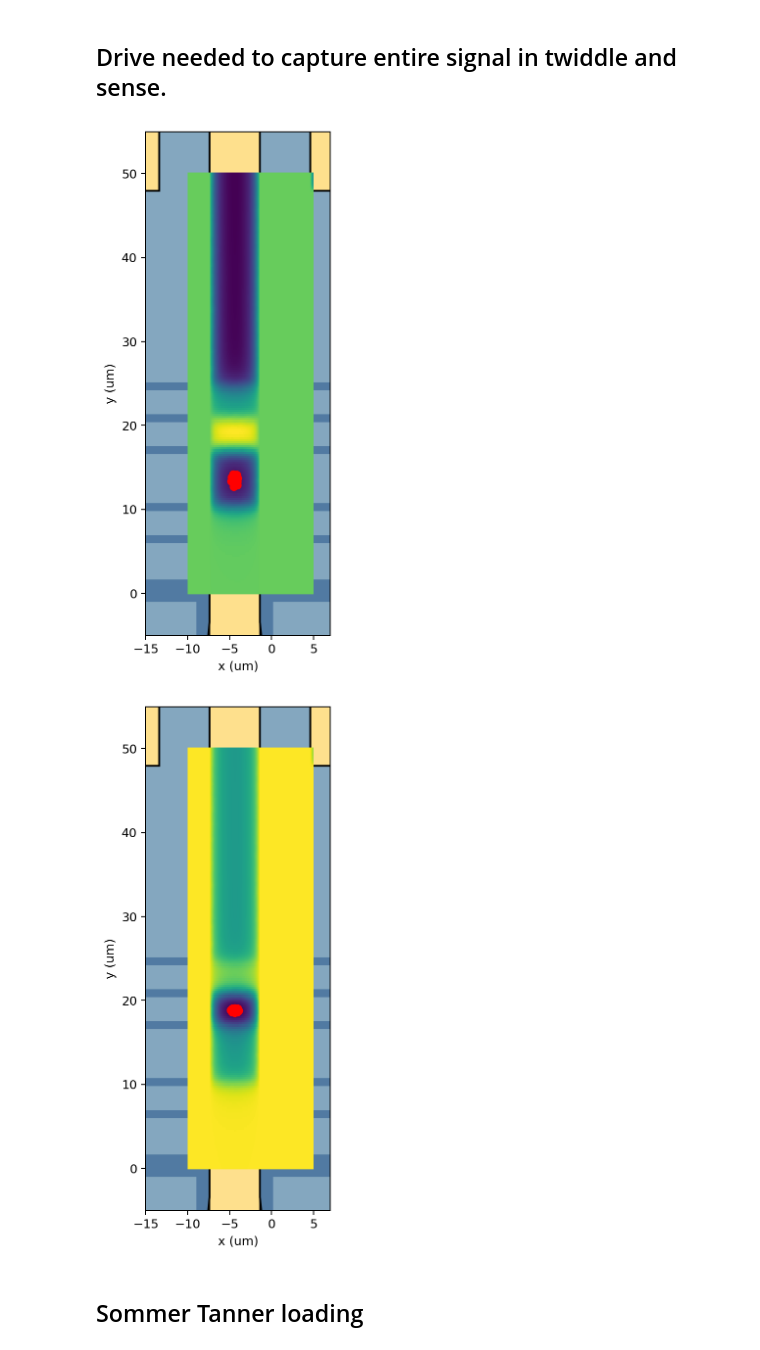
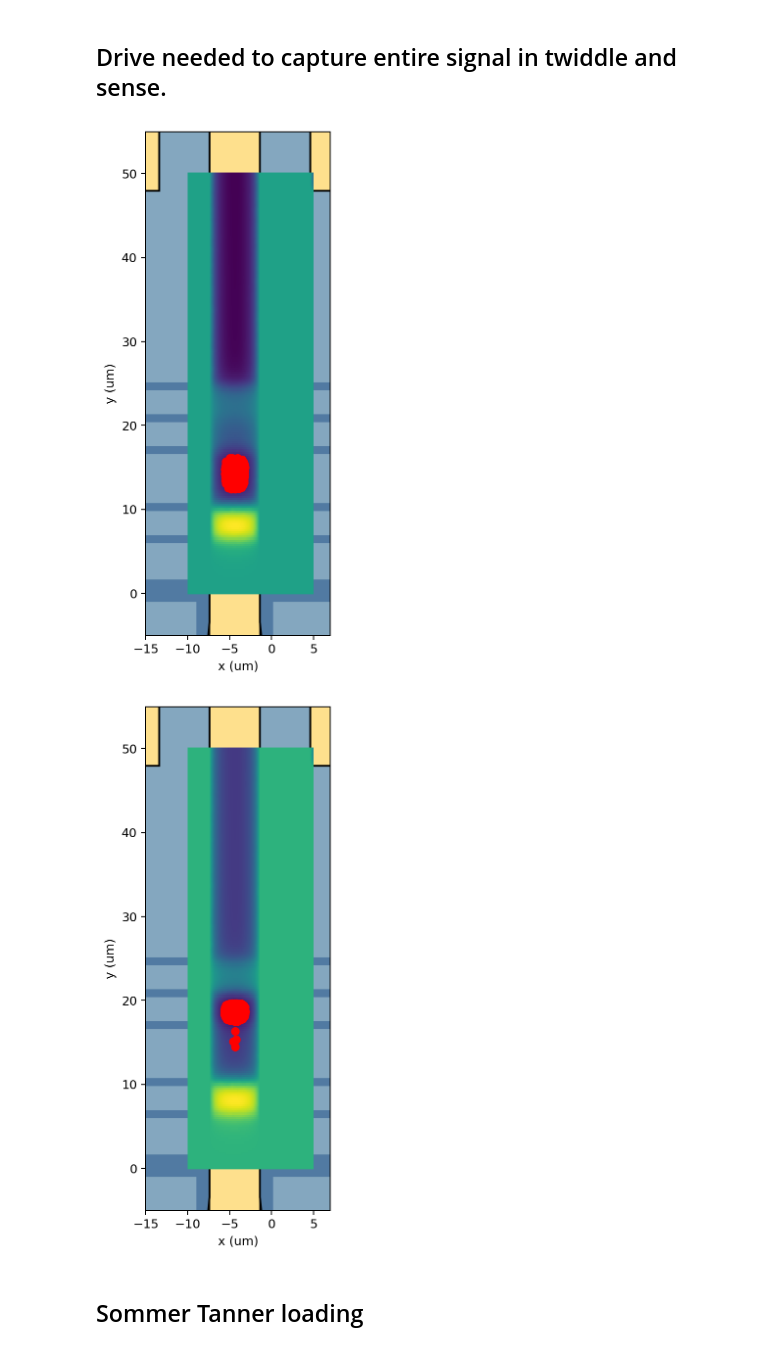
Before and after one commit to eelyon/LyonLabCodebase, a Jupyter notebook: femSims/Tiffany/ThinFilmTransportNew/FEMAnalysis.ipynb, the cells around one changed output. Saved outputs shown, nothing was run; the diff lists cells and outputs as text; code cells hidden in the pictures.

```diff
--- a/femSims/Tiffany/ThinFilmTransportNew/FEMAnalysis.ipynb
+++ b/femSims/Tiffany/ThinFilmTransportNew/FEMAnalysis.ipynb
@@ -20,2 +17,4 @@ from zeroheliumkit.helpers.constants import *
 # %% [markdown]
 # Device and FEM Results
+# %%
+ffparser = FreeFemResultParser("dump/metadata.yaml")
@@ -33,6 +59,6 @@ device.layers
 #Show Device
 device.quickplot(plot_config)
 
-ph = FieldAnalyzer(("TransferDevice_phi_xy.txt", 'phi', '2Dmap'))
-p = ph.phi
+ph = FieldAnalyzer(("dot", ffparser.load_data("dump/results", "result1")),
+                   ("curved", ffparser.load_data("dump/results", "result2")))
 # %% [output]
@@ -90,10 +132,8 @@ voltages = {
 }
 for k,v in voltages.items():
     voltages[k] = 1
-    x,y,z = ph.potential(ph.phi,voltages)
-
-    x,y,z = ph.potential(ph.phi,voltages)
-    device.quickplot(plot_config)
+    # x,y,z = ph.potential(ph.phi,voltages)
+    x,y,z = ph.plot_potential_1D(ph.dot, voltages, zlevel_key=1.6, zero_line=False, cmap='RdYlBu')
     plt.pcolormesh(x,y,z.T,alpha = 1)
     plt.clim(0,1)
     plt.colorbar()
@@ -274,40 +350,40 @@ plt.show()
 voltages = {
     'Barrier':-1,
     'Door1':-0.7,
-    'Door2':-1,
+    'Door2':-2,
     'Reservoir':0,
     'Sense':0,
     'ThinFilm':-1,
     'Top':-1,
     'Twiddle':0,
 }
 
-N = 10
+N = 100
 min_spacing = 0.2
 x0,y0 = -5,14
-vpp = 3
+vpp = 1
 
 coords = generate_coords_deterministic(int(N),x0,y0,min_spacing).flatten()*1e-6
 coords = get_min_energy_forcemethod(fm,N,n_timesteps = 2000,init_coords=coords)
 
 for twiddle in [-vpp/2,vpp/2]:
     voltages['Twiddle'] = twiddle
     x,y,z = ph.potential(p,voltages)
     fm = FullModel(ph.phi, voltages, **options)
     coords = get_min_energy_forcemethod(fm,N,n_timesteps = 2000,init_coords=coords)
 
     device.quickplot(plot_config)
     plt.pcolormesh(x,y,-z.T)
     plt.xlim(-15,7)
     plt.ylim(-5,55)
     for xi,yi in zip(coords[0::2],coords[1::2]):
         plt.plot(xi*1e6,yi*1e6,'ro')
     plt.ylabel("y (um)")
     plt.xlabel("x (um)")
     plt.show()
 # %% [output]
-[figure, old version]
+[figure, new version]
-[figure, old version]
+[figure, new version]
 # %% [markdown]
 ## Sommer Tanner loading
 # %%
```
Also changed, not shown: parts of 10 cells of this notebook, 48 other files.
